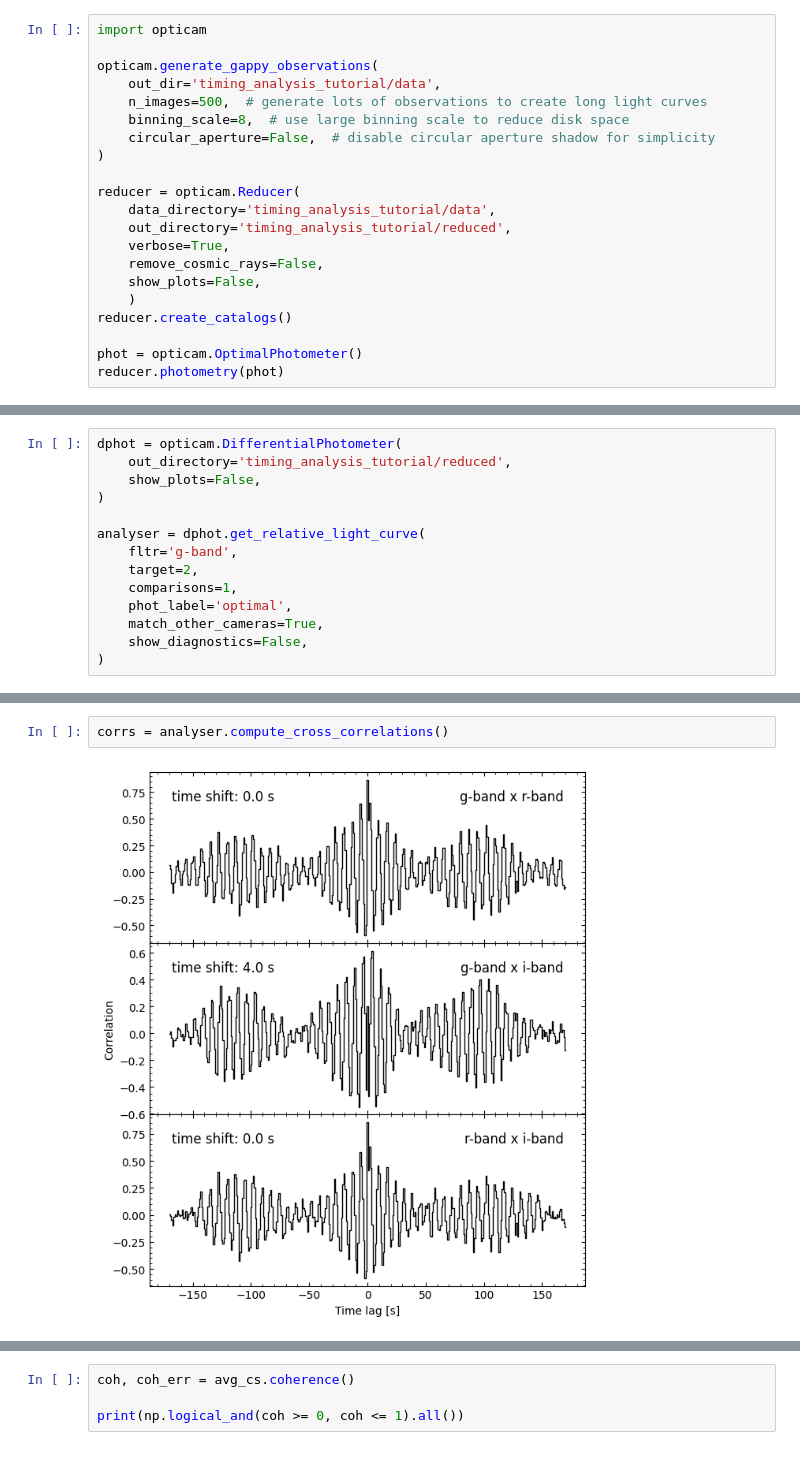
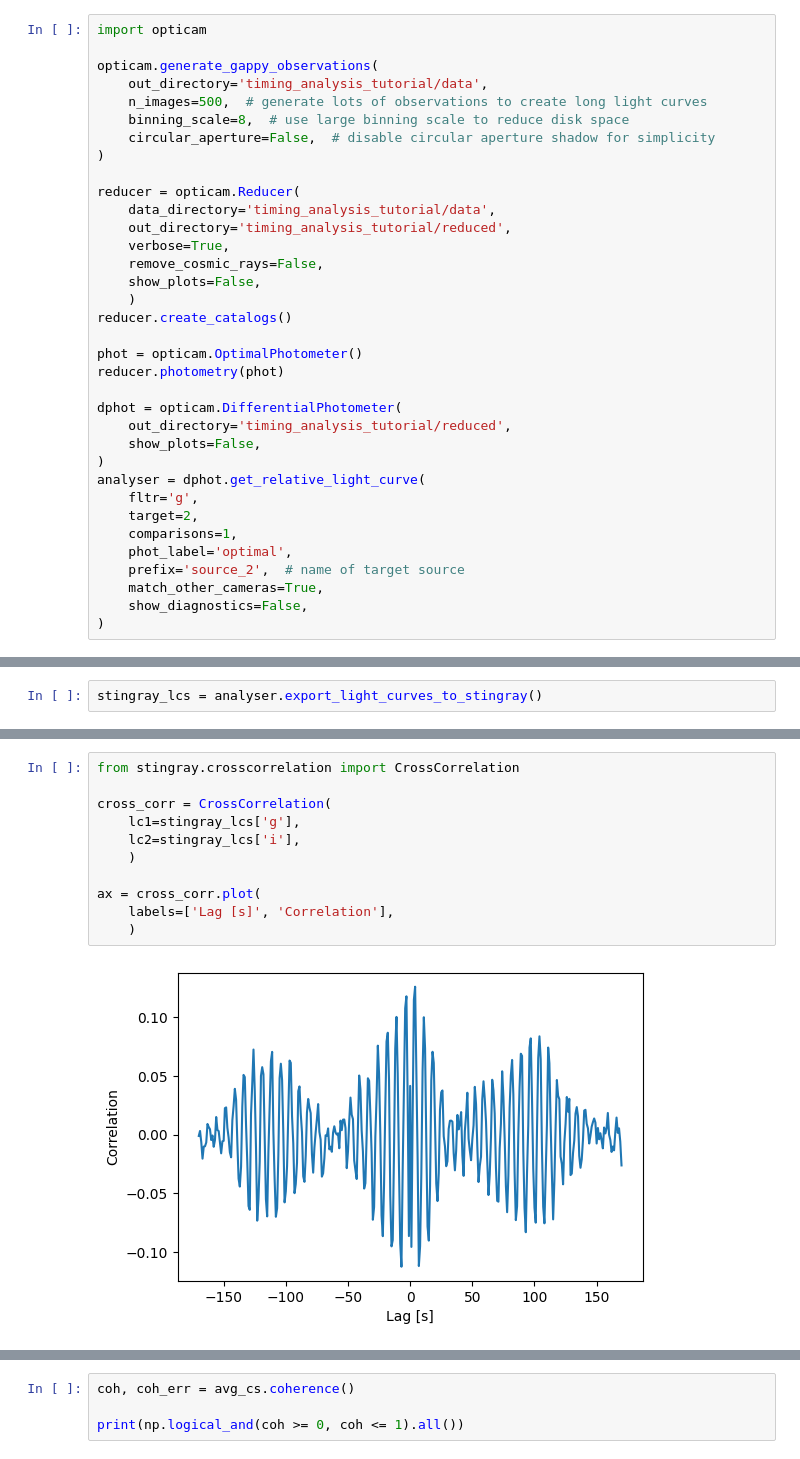
Before and after one commit to OPTICAM-instrument/opticam, a Jupyter notebook: docs/tutorials/timing_methods.ipynb, the cells around one changed output, grey strips where cells are left out. Saved outputs shown, nothing was run; the diff lists cells and outputs as text.

Commit message:
docs: updated tutorials

```diff
--- a/docs/tutorials/timing_methods.ipynb
+++ b/docs/tutorials/timing_methods.ipynb
@@ -14,7 +10,7 @@ Before we can explore the different timing analyses provided in `opticam`, we ne
 import opticam
 
 opticam.generate_gappy_observations(
-    out_dir='timing_analysis_tutorial/data',
+    out_directory='timing_analysis_tutorial/data',
     n_images=500,  # generate lots of observations to create long light curves
     binning_scale=8,  # use large binning scale to reduce disk space
     circular_aperture=False,  # disable circular aperture shadow for simplicity
@@ -31,6 +27,20 @@ reducer.create_catalogs()
 
 phot = opticam.OptimalPhotometer()
 reducer.photometry(phot)
+
+dphot = opticam.DifferentialPhotometer(
+    out_directory='timing_analysis_tutorial/reduced',
+    show_plots=False,
+)
+analyser = dphot.get_relative_light_curve(
+    fltr='g',
+    target=2,
+    comparisons=1,
+    phot_label='optimal',
+    prefix='source_2',  # name of target source
+    match_other_cameras=True,
+    show_diagnostics=False,
+)
 # %% [output]
 [OPTICAM] variable source is at (65, 57)
 [OPTICAM] variability RMS: 0.02 %
@@ -60,14 +76,0 @@ reducer.photometry(phot)
-# %%
-dphot = opticam.DifferentialPhotometer(
-    out_directory='timing_analysis_tutorial/reduced',
-    show_plots=False,
-)
-
-analyser = dphot.get_relative_light_curve(
-    fltr='g-band',
-    target=2,
-    comparisons=1,
-    phot_label='optimal',
-    match_other_cameras=True,
-    show_diagnostics=False,
-)
@@ -181,0 +216,2 @@ One of the great things about OPTICAM is that it provides simultaneous three-col
+# %%
+stingray_lcs = analyser.export_light_curves_to_stingray()
@@ -182,4 +242,13 @@ One of the great things about OPTICAM is that it provides simultaneous three-col
 # %%
-corrs = analyser.compute_cross_correlations()
+from stingray.crosscorrelation import CrossCorrelation
+
+cross_corr = CrossCorrelation(
+    lc1=stingray_lcs['g'],
+    lc2=stingray_lcs['i'],
+    )
+
+ax = cross_corr.plot(
+    labels=['Lag [s]', 'Correlation'],
+    )
 # %% [output]
-[figure, old version]
+[figure, new version]
```
Also changed, not shown: parts of 57 cells of this notebook, 6 other files.
